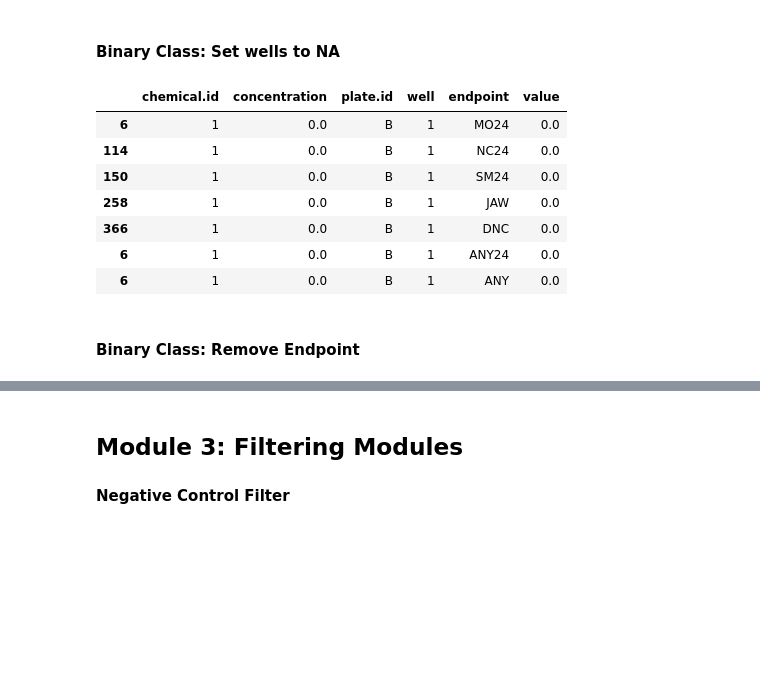
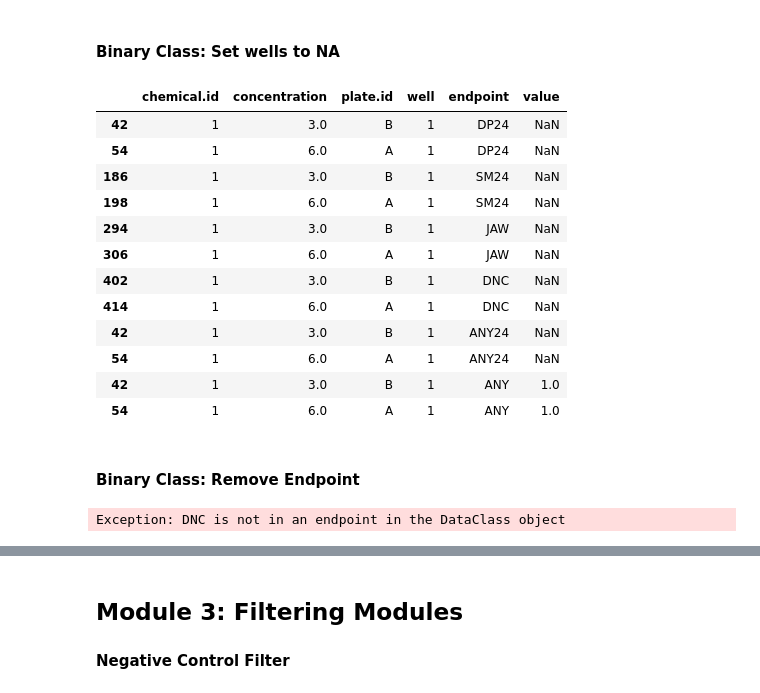
Before and after one commit to PNNL-CompBio/bmdrc, a Jupyter notebook: dev_tests/binary_class_tests.ipynb, the cells around one changed output, grey strips where cells are left out. Cells and saved outputs as stored; diff of their text form; code cells hidden in the pictures; blank space fills up the shorter version.

```diff
--- a/dev_tests/binary_class_tests.ipynb
+++ b/dev_tests/binary_class_tests.ipynb
@@ -67,16 +50,23 @@ ANY24 is already an existing endpoint
 # %% [markdown]
 #### Binary Class: Set wells to NA
 # %%
-Long.set_well_to_na(endpoint_name = "DNC", endpoint_value = 1)
+#Long.set_well_to_na(endpoint_name = "MO24", endpoint_value = 1, except_endpoint = ["DP24", "MO24", "SM24", "MORT"])
 
-# These should all be NA
-Long.df[Long.df["bmdrc.Well.ID"] == "1 0.0 B 1"].iloc[:, :6]
+Long.set_well_to_na(endpoint_name = "DNC", endpoint_value = 1, except_endpoint = ["ANY"])
+
+# These should all be NA, except for ANY
+Long.df[Long.df["bmdrc.Well.ID"].isin(["1 3.0 B 1", "1 6.0 A 1"])].iloc[:, :6]
 # %% [output]
 |  | chemical.id | concentration | plate.id | well | endpoint | value |
-| 6 | 1 | 0.0 | B | 1 | MO24 | 0.0 |
-| 114 | 1 | 0.0 | B | 1 | NC24 | 0.0 |
-| 150 | 1 | 0.0 | B | 1 | SM24 | 0.0 |
-| 258 | 1 | 0.0 | B | 1 | JAW | 0.0 |
-| 366 | 1 | 0.0 | B | 1 | DNC | 0.0 |
-| 6 | 1 | 0.0 | B | 1 | ANY24 | 0.0 |
-| 6 | 1 | 0.0 | B | 1 | ANY | 0.0 |
+| 42 | 1 | 3.0 | B | 1 | DP24 | NaN |
+| 54 | 1 | 6.0 | A | 1 | DP24 | NaN |
+| 186 | 1 | 3.0 | B | 1 | SM24 | NaN |
+| 198 | 1 | 6.0 | A | 1 | SM24 | NaN |
+| 294 | 1 | 3.0 | B | 1 | JAW | NaN |
+| 306 | 1 | 6.0 | A | 1 | JAW | NaN |
+| 402 | 1 | 3.0 | B | 1 | DNC | NaN |
+| 414 | 1 | 6.0 | A | 1 | DNC | NaN |
+| 42 | 1 | 3.0 | B | 1 | ANY24 | NaN |
+| 54 | 1 | 6.0 | A | 1 | ANY24 | NaN |
+| 42 | 1 | 3.0 | B | 1 | ANY | 1.0 |
+| 54 | 1 | 6.0 | A | 1 | ANY | 1.0 |
@@ -85,5 +73,7 @@ Long.df[Long.df["bmdrc.Well.ID"] == "1 0.0 B 1"].iloc[:, :6]
 # %% [markdown]
 #### Binary Class: Remove Endpoint
 # %%
-# DNC_ should be removed
-Long.remove_endpoints("DNC_")
+# DNC should be removed
+Long.remove_endpoints("DNC")
+# %% [output]
+Exception: DNC is not in an endpoint in the DataClass object
```
Also changed, not shown: parts of 6 cells of this notebook, 1 other file.
